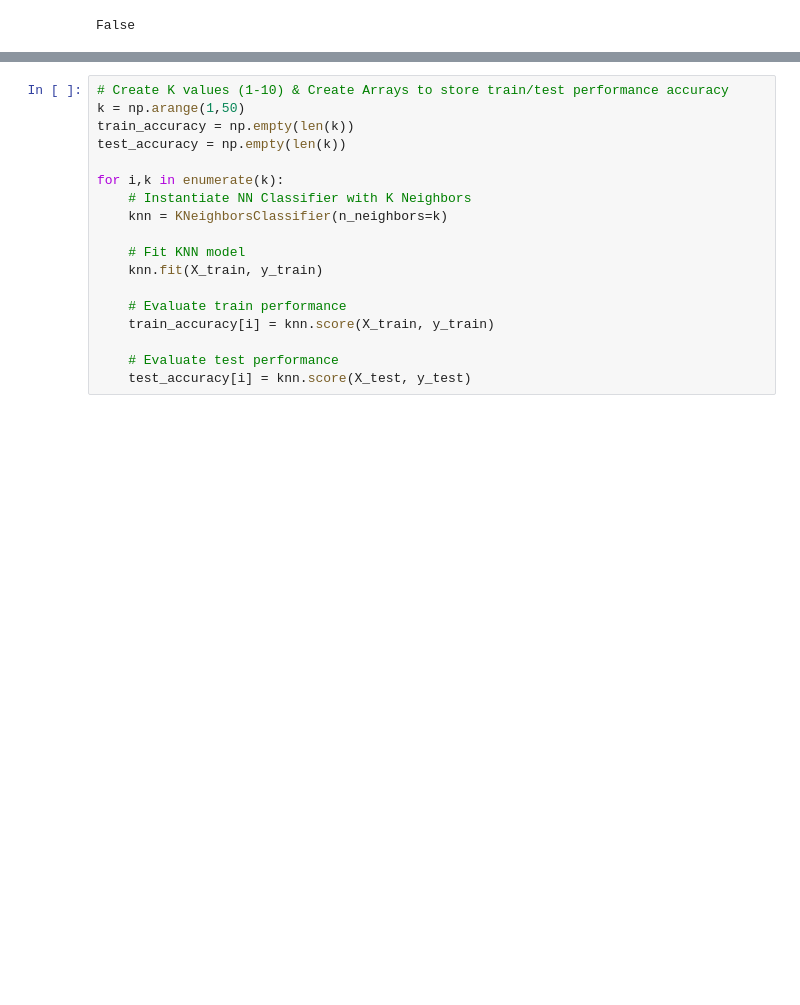
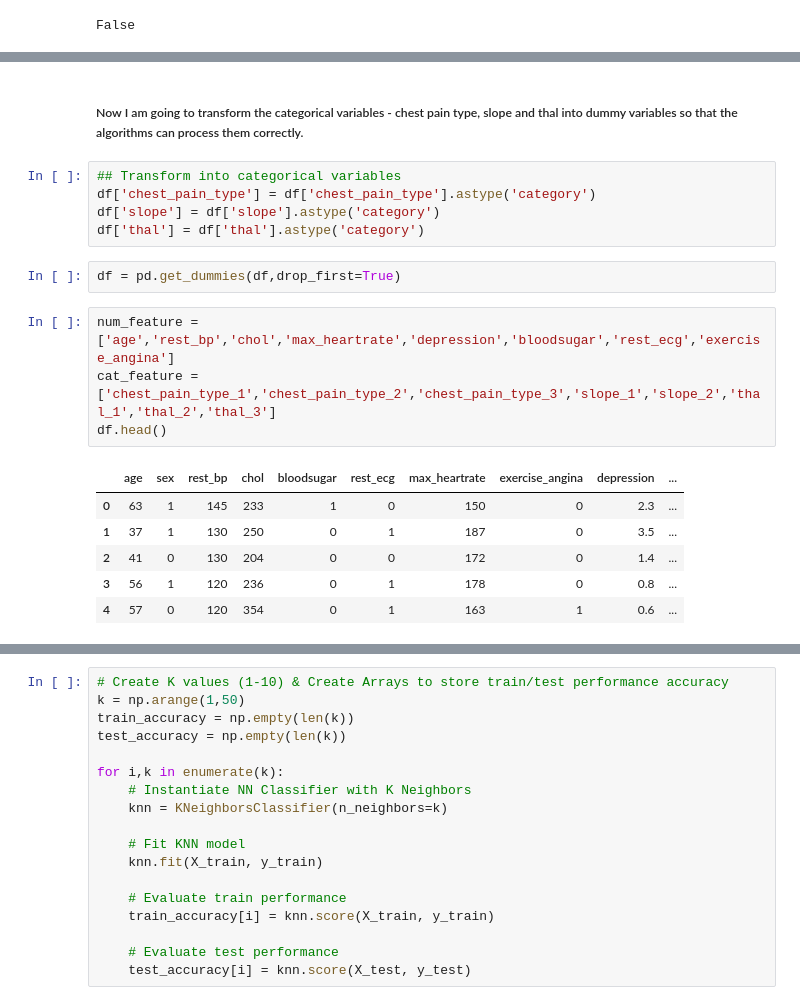
Before and after one commit to nch1993/Heart_Disease, a Jupyter notebook: Heart Disease Detection.ipynb, the cells around one changed output, grey strips where cells are left out. Drawn from its saved outputs; the diff is of its cells as text; blank space fills up the shorter version.

```diff
--- a/Heart Disease Detection.ipynb
+++ b/Heart Disease Detection.ipynb
@@ -170,0 +188,20 @@ plt.show()
+# %% [markdown]
+##### Now I am going to transform the categorical variables - chest pain type, slope and thal into dummy variables so that the algorithms can process them correctly.
+# %%
+## Transform into categorical variables
+df['chest_pain_type'] = df['chest_pain_type'].astype('category')
+df['slope'] = df['slope'].astype('category')
+df['thal'] = df['thal'].astype('category')
+# %%
+df = pd.get_dummies(df,drop_first=True)
+# %%
+num_feature = ['age','rest_bp','chol','max_heartrate','depression','bloodsugar','rest_ecg','exercise_angina']
+cat_feature = ['chest_pain_type_1','chest_pain_type_2','chest_pain_type_3','slope_1','slope_2','thal_1','thal_2','thal_3']
+df.head()
+# %% [output]
+|  | age | sex | rest_bp | chol | bloodsugar | rest_ecg | max_heartrate | exercise_angina | depression | ... |
+| 0 | 63 | 1 | 145 | 233 | 1 | 0 | 150 | 0 | 2.3 | ... |
+| 1 | 37 | 1 | 130 | 250 | 0 | 1 | 187 | 0 | 3.5 | ... |
+| 2 | 41 | 0 | 130 | 204 | 0 | 0 | 172 | 0 | 1.4 | ... |
+| 3 | 56 | 1 | 120 | 236 | 0 | 1 | 178 | 0 | 0.8 | ... |
+| 4 | 57 | 0 | 120 | 354 | 0 | 1 | 163 | 1 | 0.6 | ... |
```
Also changed, not shown: parts of 46 cells of this notebook.
